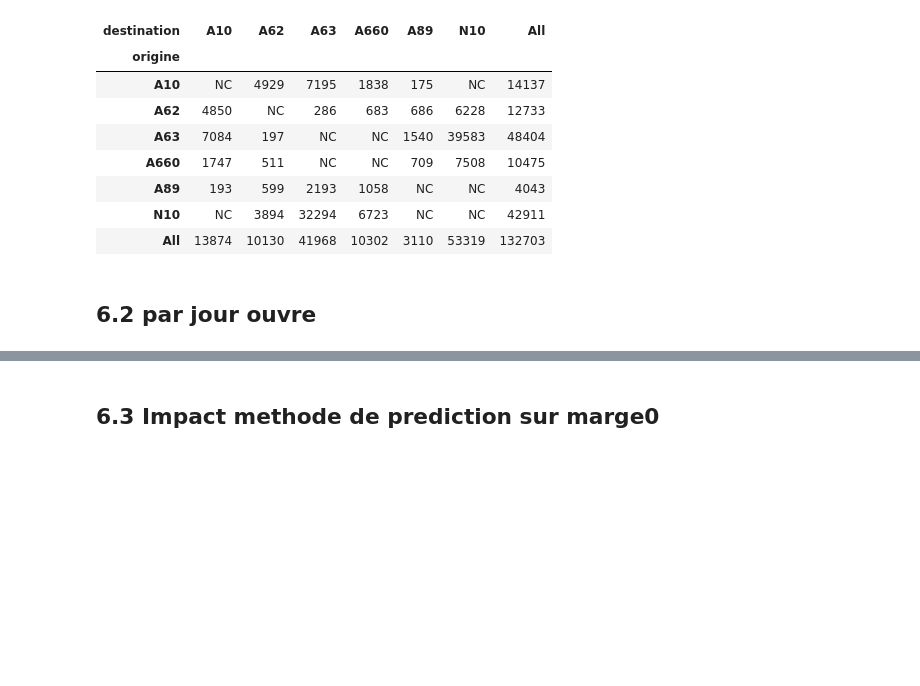
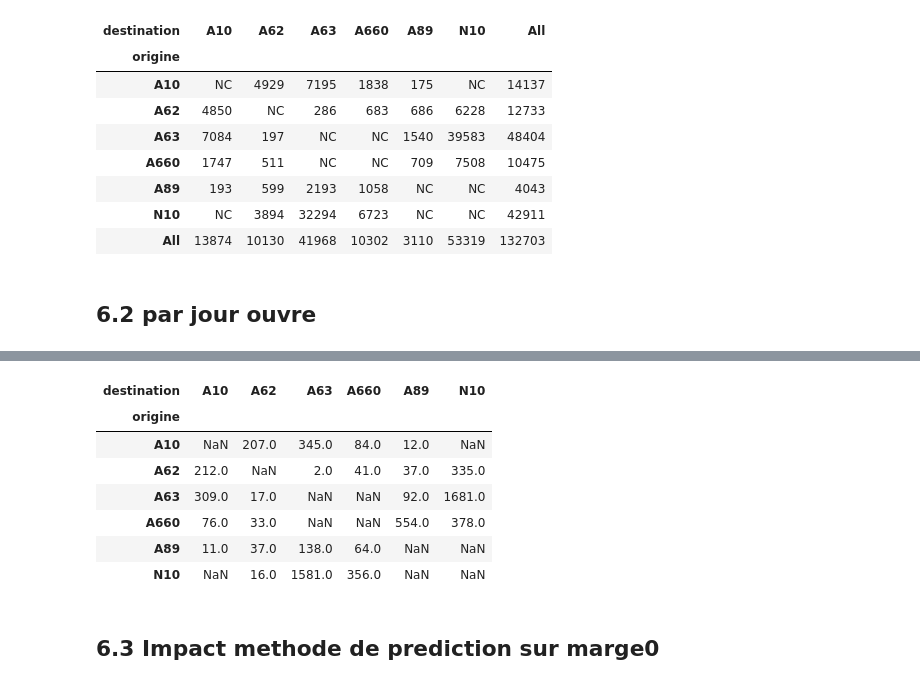
Before and after one commit to nantodevison/lapi, a Jupyter notebook: Carto_Lapi/Analyse/Donnees_postraitees.ipynb, the cells around one changed output, grey strips where cells are left out. Drawn from its saved outputs; the diff is of its cells as text; code cells hidden in the pictures; blank space fills up the shorter version.

Commit message:
prise en compte aires sur A63

```diff
--- a/Carto_Lapi/Analyse/Donnees_postraitees.ipynb
+++ b/Carto_Lapi/Analyse/Donnees_postraitees.ipynb
@@ -152,4 +149,0 @@ g.graph_transit_filtre_multiple(df_transit_extrapole,'2019-01-23 00:00:00', '201
-# %%
-%%time
-for i in [0,15,30,45,600] :
-    dico_df_transit['df_transit_marge'+str(i)]=t.identifier_transit(df_transit_extrapole, i)
@@ -158,3 +150,17 @@ Wall time: 1min 30s
+# %%
+%%time
+#appliquer la martge sur les donnees issu de l'extrapolation et sur celle issues de la prise ene compte des aires
+dico_df_transit={}
+for i in [15,] :
+    dico_df_transit['df_transit_extrapole_marge'+str(i)]=t.identifier_transit(df_transit_extrapole, i)
+    dico_df_transit['df_transit_airesA63_marge'+str(i)]=t.identifier_transit(df_transit_A63_redresse, i,'temps_filtre_cestas','tps_parcours_cestas')
+#mettre en forme les données de prise en compte des aires
+for i in [15,] :
+    dico_df_transit['df_transit_airesA63_marge'+str(i)]=t.forme_df_cestas(dico_df_transit['df_transit_airesA63_marge'+str(i)])
+#concatener les 2 donnees
+for i in [15,] :
+    dico_df_transit['df_transit_marge'+str(i)]=pd.concat([dico_df_transit['df_transit_airesA63_marge'+str(i)],
+                                                         dico_df_transit['df_transit_extrapole_marge'+str(i)]],sort=False)
 # %%
 #exemple de visu sur 3 semaines
 for od in dico_df_transit['df_transit_marge0'].o_d.unique():
@@ -295,3 +276,33 @@ pivot_od_marge30_jo_j
+# %%
+# filtre des dates selon les jours indisponible pour supprimer tout la journee
+toto=df_od_corrige.loc[df_od_corrige.apply(lambda x :
+not (x['cameras'][0]==6 and (x['date_cam_1'].day==pd.to_datetime('2019-01-29').day or x['date_cam_1'].day==pd.to_datetime('2019-01-30').day)) and
+not (x['cameras'][-1]==11 and x['date_cam_1'].day==pd.to_datetime('2019-02-01').day) and
+not (x['cameras'][-1]==9 and x['date_cam_1'].day==pd.to_datetime('2019-01-24').day) and
+not (x['cameras'][0]==15 and x['date_cam_1'].day==pd.to_datetime('2019-01-31').day),axis=1)]
+#filtre des dates pour supprimer les WE
+toto=toto.loc[toto.set_index('date_cam_1').index.dayofweek<5]
+#creation table pivot
+pivot_od_jo_filtre=pd.pivot_table(toto,values='l', index='origine', columns='destination',aggfunc='count')
+#modifier les valeurs selon le nb de jours ouvres ok pour les cameras connues
+pivot_od_jo_filtre.loc['N10',:]=round(pivot_od_jo_filtre.loc['N10',:]/9)
+pivot_od_jo_filtre.loc[:,'A10']=round(pivot_od_jo_filtre.loc[:,'A10']/12)
+pivot_od_jo_filtre.loc[:,'A62']=round(pivot_od_jo_filtre.loc[:,'A62']/12)
+# pour le reste on divise par le nombre de jours ouvres
+for od in [('A10','A63'),('A62','A63'),('A10','A89'),('A62','A63'),('A62','A660'),('A62','A89'),('A63','A89'),('A63','N10'),('A660','N10'),('A89','A63'),
+          ('A89','A660'),('A10','A660'),('A62','N10')] :
+    pivot_od_jo_filtre.loc[od]=round(pivot_od_jo_filtre.loc[od]/13)
+
+pivot_od_jo_filtre
+# %% [output]
+| destination | A10 | A62 | A63 | A660 | A89 | N10 |
+| origine |  |  |  |  |  |  |
+| A10 | NaN | 207.0 | 345.0 | 84.0 | 12.0 | NaN |
+| A62 | 212.0 | NaN | 2.0 | 41.0 | 37.0 | 335.0 |
+| A63 | 309.0 | 17.0 | NaN | NaN | 92.0 | 1681.0 |
+| A660 | 76.0 | 33.0 | NaN | NaN | 554.0 | 378.0 |
+| A89 | 11.0 | 37.0 | 138.0 | 64.0 | NaN | NaN |
+| N10 | NaN | 16.0 | 1581.0 | 356.0 | NaN | NaN |
 # %% [markdown]
 ## 6.3 Impact methode de prediction sur marge0
 # %%
```
Also changed, not shown: parts of 36 cells of this notebook, 1 other file.
